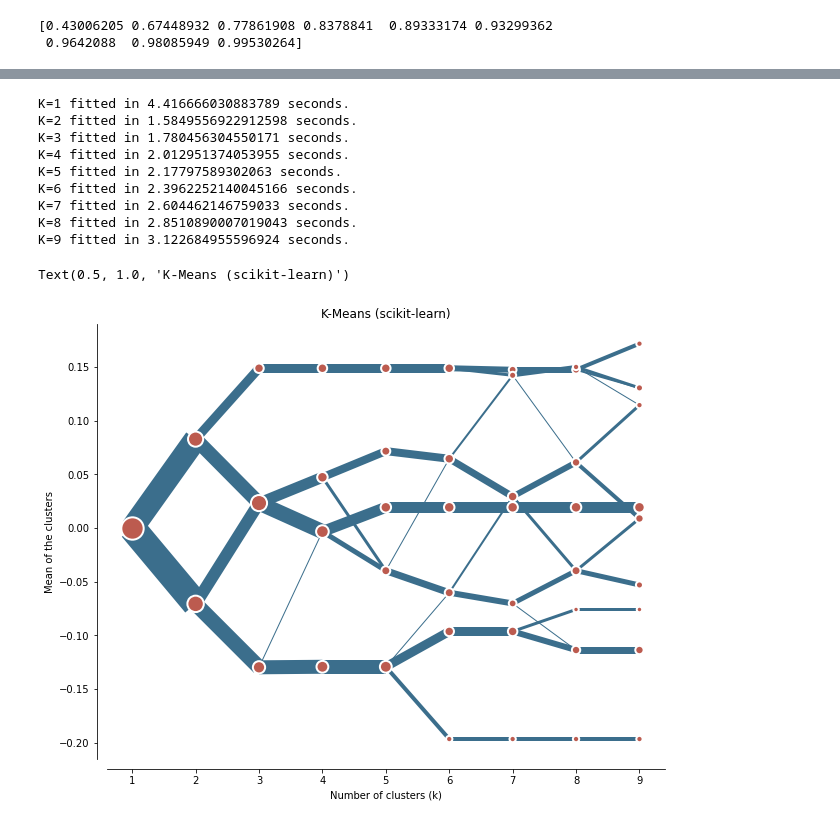
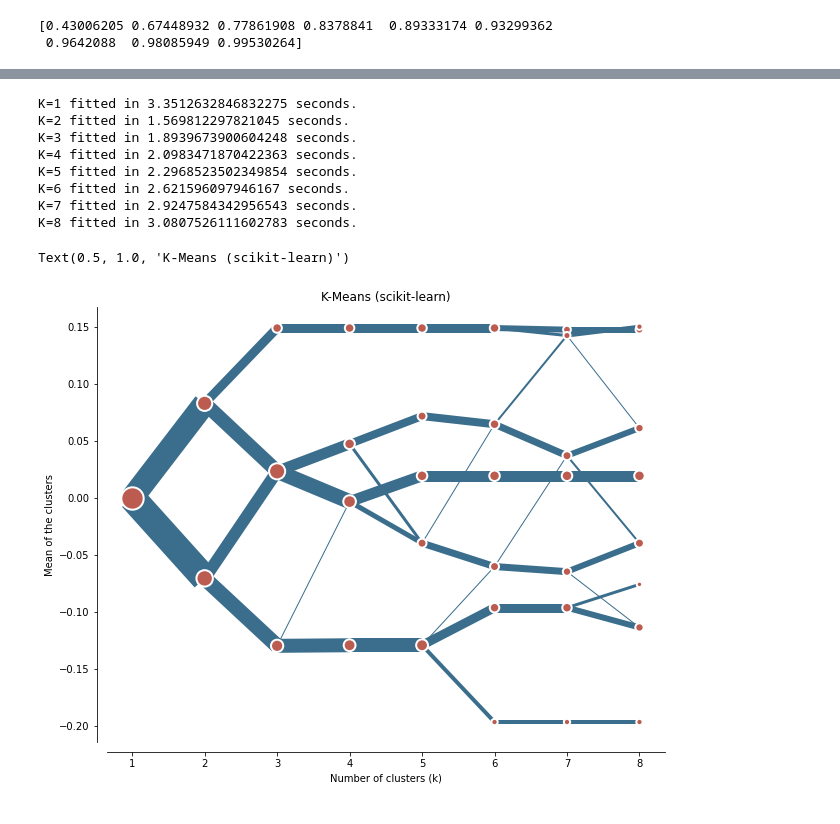
Before and after one commit to webclinic017/Python-Stock-1, a Jupyter notebook: DBScan-ElasticNet.ipynb, the cells around one changed output, grey strips where cells are left out. Drawn from its saved outputs; the diff is of its cells as text; code cells hidden in the pictures.

```diff
--- a/DBScan-ElasticNet.ipynb
+++ b/DBScan-ElasticNet.ipynb
@@ -419,32 +446,31 @@ Image("/mnt/distvol/rplot.jpg")
 # %%
 from sklearn.preprocessing import RobustScaler
 from sklearn.preprocessing import scale
 from sklearn.preprocessing import QuantileTransformer
 
-cgram = Clustergram(range(1, 10), n_init=1000)
+cgram = Clustergram(range(1, 9), n_init=1000)
 cgram.fit(pca_scaled)
 
 ax = cgram.plot(
     figsize=(10, 8),
     line_style=dict(color=ugg.COLORS[1]),
     cluster_style={"color": ugg.COLORS[2]},
     pca_weighted=False
 )
 ax.yaxis.grid(False)
 sns.despine(offset=10)
 ax.set_title('K-Means (scikit-learn)')
 # %% [output]
-K=1 fitted in 4.416666030883789 seconds.
-K=2 fitted in 1.5849556922912598 seconds.
-K=3 fitted in 1.780456304550171 seconds.
-K=4 fitted in 2.012951374053955 seconds.
-K=5 fitted in 2.17797589302063 seconds.
-K=6 fitted in 2.3962252140045166 seconds.
-K=7 fitted in 2.604462146759033 seconds.
-K=8 fitted in 2.8510890007019043 seconds.
-K=9 fitted in 3.122684955596924 seconds.
+K=1 fitted in 3.3512632846832275 seconds.
+K=2 fitted in 1.569812297821045 seconds.
+K=3 fitted in 1.8939673900604248 seconds.
+K=4 fitted in 2.0983471870422363 seconds.
+K=5 fitted in 2.2968523502349854 seconds.
+K=6 fitted in 2.621596097946167 seconds.
+K=7 fitted in 2.9247584342956543 seconds.
+K=8 fitted in 3.0807526111602783 seconds.
 Text(0.5, 1.0, 'K-Means (scikit-learn)')
-[figure, old version]
+[figure, new version]
 # %%
 import matplotlib.pyplot as plt
 fig, axs = plt.subplots(2, figsize=(10, 10), sharex=True)
```
Also changed, not shown: parts of 17 cells of this notebook.
